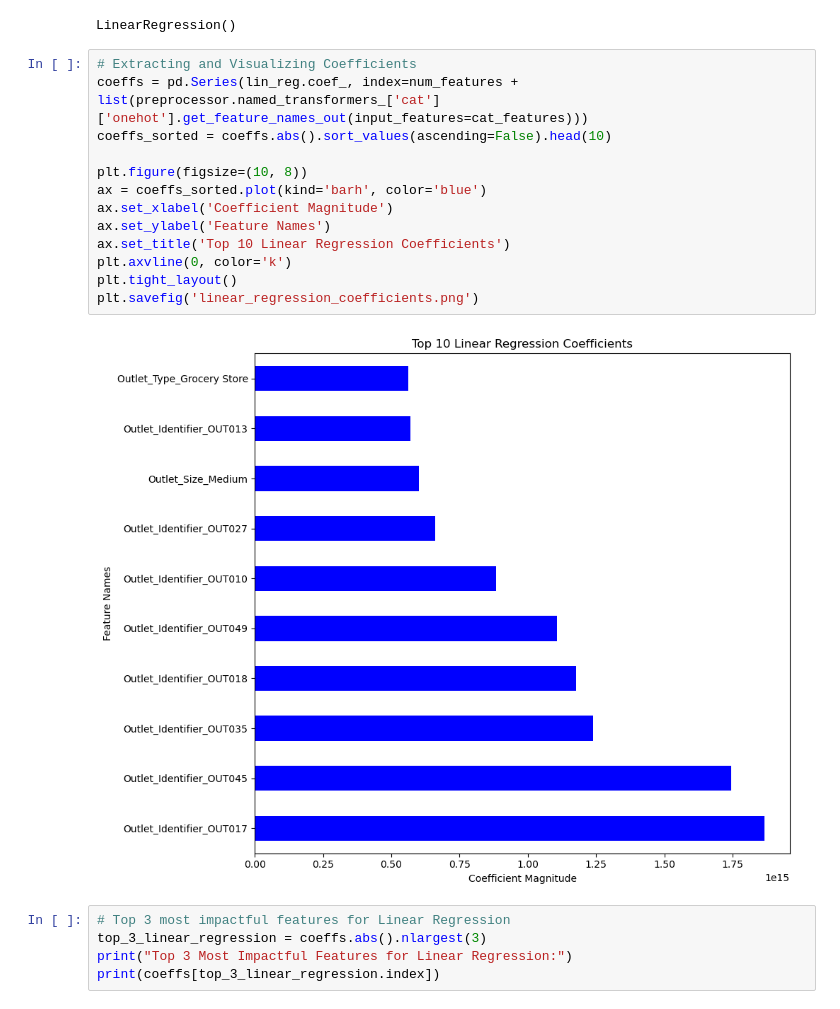
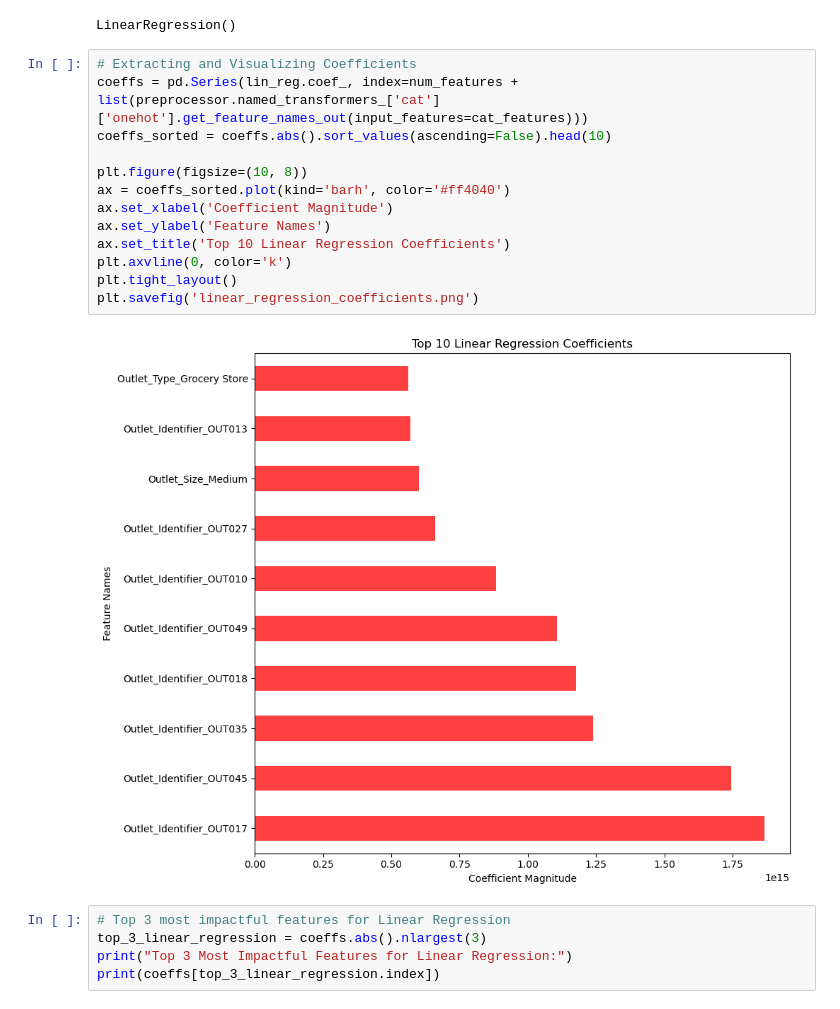
Before and after one commit to Soichiro-Gardinner/Prediction-of-Grocery-Sales, a Jupyter notebook: Project 1[Revisited]/Project 1 -Revisited.ipynb, the cells around one changed output. Saved outputs shown, nothing was run; the diff lists cells and outputs as text.

```diff
--- a/Project 1[Revisited]/Project 1 -Revisited.ipynb
+++ b/Project 1[Revisited]/Project 1 -Revisited.ipynb
@@ -43,18 +43,18 @@ LinearRegression()
 # %%
 # Extracting and Visualizing Coefficients
 coeffs = pd.Series(lin_reg.coef_, index=num_features + list(preprocessor.named_transformers_['cat']['onehot'].get_feature_names_out(input_features=cat_features)))
 coeffs_sorted = coeffs.abs().sort_values(ascending=False).head(10)
 
 plt.figure(figsize=(10, 8))
-ax = coeffs_sorted.plot(kind='barh', color='blue')
+ax = coeffs_sorted.plot(kind='barh', color='#ff4040')
 ax.set_xlabel('Coefficient Magnitude')
 ax.set_ylabel('Feature Names')
 ax.set_title('Top 10 Linear Regression Coefficients')
 plt.axvline(0, color='k')
 plt.tight_layout()
 plt.savefig('linear_regression_coefficients.png')
 # %% [output]
-[figure, old version]
+[figure, new version]
 # %%
 # Top 3 most impactful features for Linear Regression
 top_3_linear_regression = coeffs.abs().nlargest(3)
```
Also changed, not shown: parts of 1 cell of this notebook, 3 other files.
